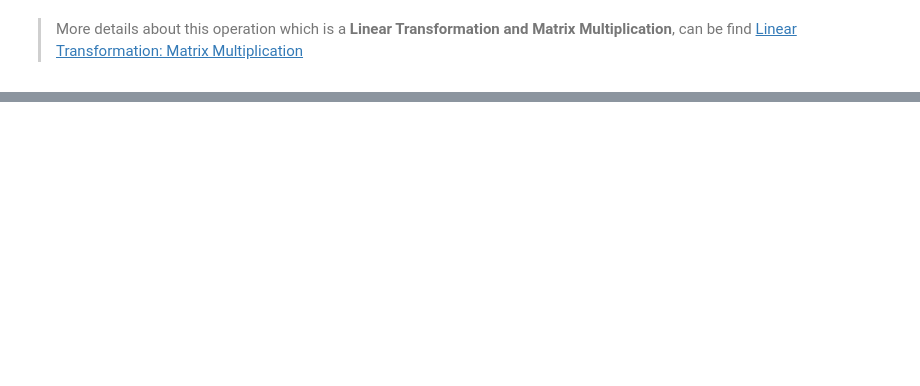
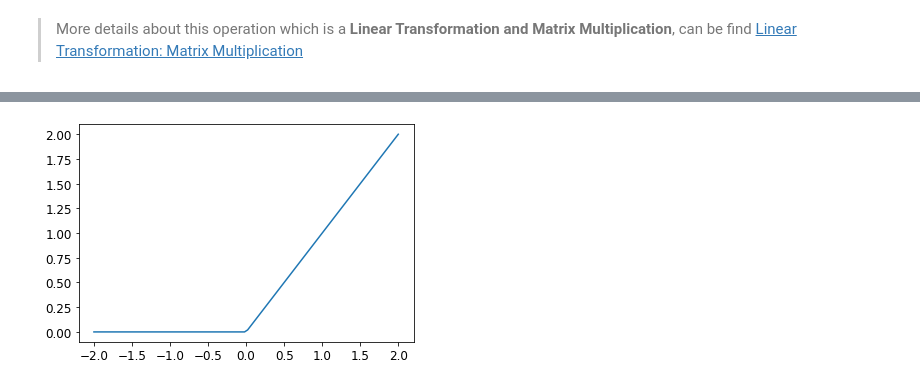
Before and after one commit to Sjahriyar/Ai-Study, a Jupyter notebook: SGD.ipynb, the cells around one changed output, grey strips where cells are left out. Drawn from its saved outputs; the diff is of its cells as text; code cells hidden in the pictures; blank space fills up the shorter version.

```diff
--- a/SGD.ipynb
+++ b/SGD.ipynb
@@ -429,0 +934,4 @@ tensor([[ 5.3017],
+# %%
+plot_function(F.relu)
+# %% [output]
+[figure, added]
```
Also changed, not shown: parts of 146 cells of this notebook, 11 other files.
